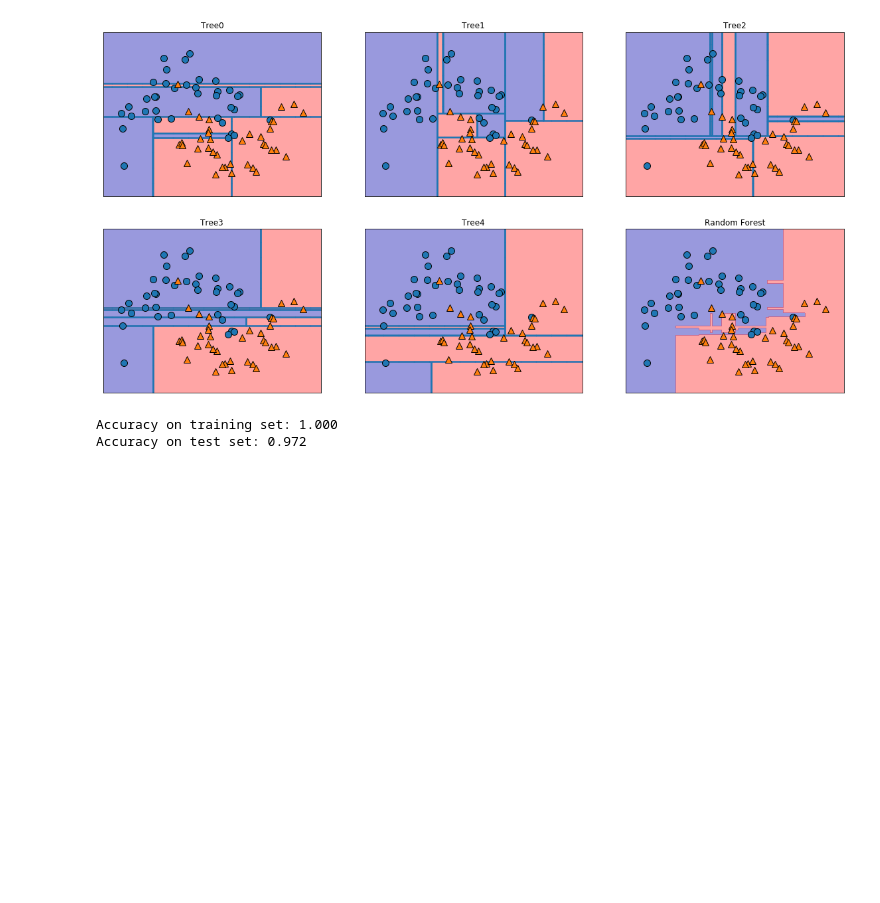
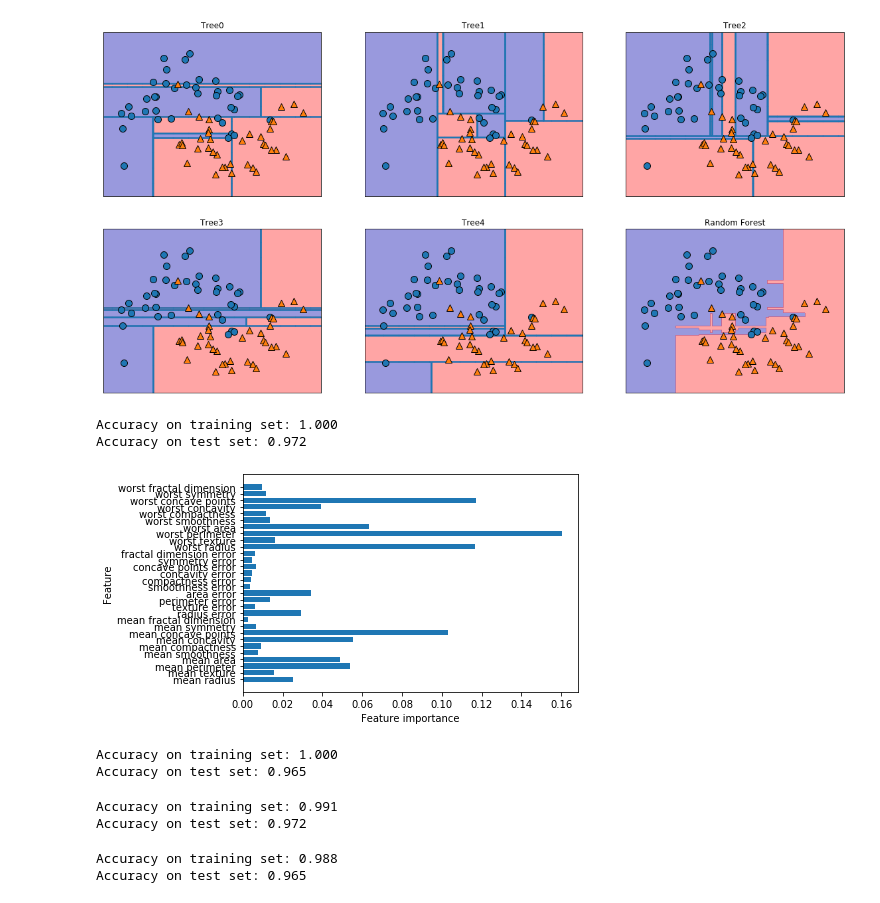
Before and after one commit to bgolpour/Introduciton_to_Machine_Learning, a Jupyter notebook: Ensembles(RandomForestAndGradiantBoostingClassifier).ipynb, the cells around one changed output. Drawn from its saved outputs; the diff is of its cells as text; code cells hidden in the pictures; blank space fills up the shorter version.

```diff
--- a/Applying random forest (Ensemble Decision Tree) on two_moons dataset.ipynb
+++ b/Ensembles(RandomForestAndGradiantBoostingClassifier).ipynb
@@ -50,3 +50,14 @@ print("Accuracy on test set: {:.3f}".format(forest.score(X_test, y_test)))
 # %% [output]
 Accuracy on training set: 1.000
 Accuracy on test set: 0.972
+# %%
+def plot_feature_importances_cancer(model):
+    n_features = cancer.data.shape[1]
+    plt.barh(range(n_features), model.feature_importances_, align='center')
+    plt.yticks(np.arange(n_features), cancer.feature_names)
+    plt.xlabel("Feature importance")
+    plt.ylabel("Feature")
+
+plot_feature_importances_cancer(forest)
+# %% [output]
+[figure, added]
@@ -52,0 +69,27 @@ Accuracy on test set: 0.972
+# %%
+gbrt = GradientBoostingClassifier(random_state=0)
+gbrt.fit(X_train, y_train)
+
+print("Accuracy on training set: {:.3f}".format(gbrt.score(X_train, y_train)))
+print("Accuracy on test set: {:.3f}".format(gbrt.score(X_test, y_test)))
+# %% [output]
+Accuracy on training set: 1.000
+Accuracy on test set: 0.965
+# %%
+gbrt = GradientBoostingClassifier(random_state=0, max_depth=1)
+gbrt.fit(X_train, y_train)
+
+print("Accuracy on training set: {:.3f}".format(gbrt.score(X_train, y_train)))
+print("Accuracy on test set: {:.3f}".format(gbrt.score(X_test, y_test)))
+# %% [output]
+Accuracy on training set: 0.991
+Accuracy on test set: 0.972
+# %%
+gbrt = GradientBoostingClassifier(random_state=0, learning_rate=0.01)
+gbrt.fit(X_train, y_train)
+
+print("Accuracy on training set: {:.3f}".format(gbrt.score(X_train, y_train)))
+print("Accuracy on test set: {:.3f}".format(gbrt.score(X_test, y_test)))
+# %% [output]
+Accuracy on training set: 0.988
+Accuracy on test set: 0.965
```
Also changed, not shown: parts of 3 cells of this notebook, 5 other files.
